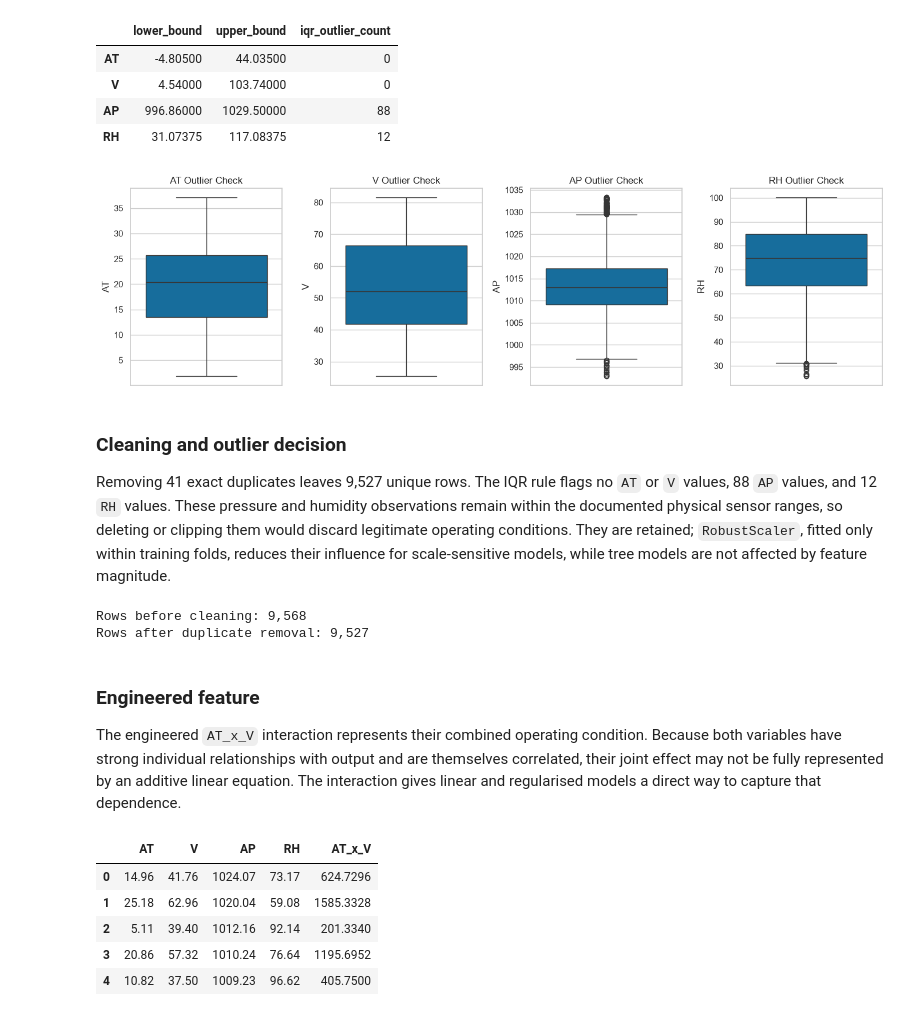
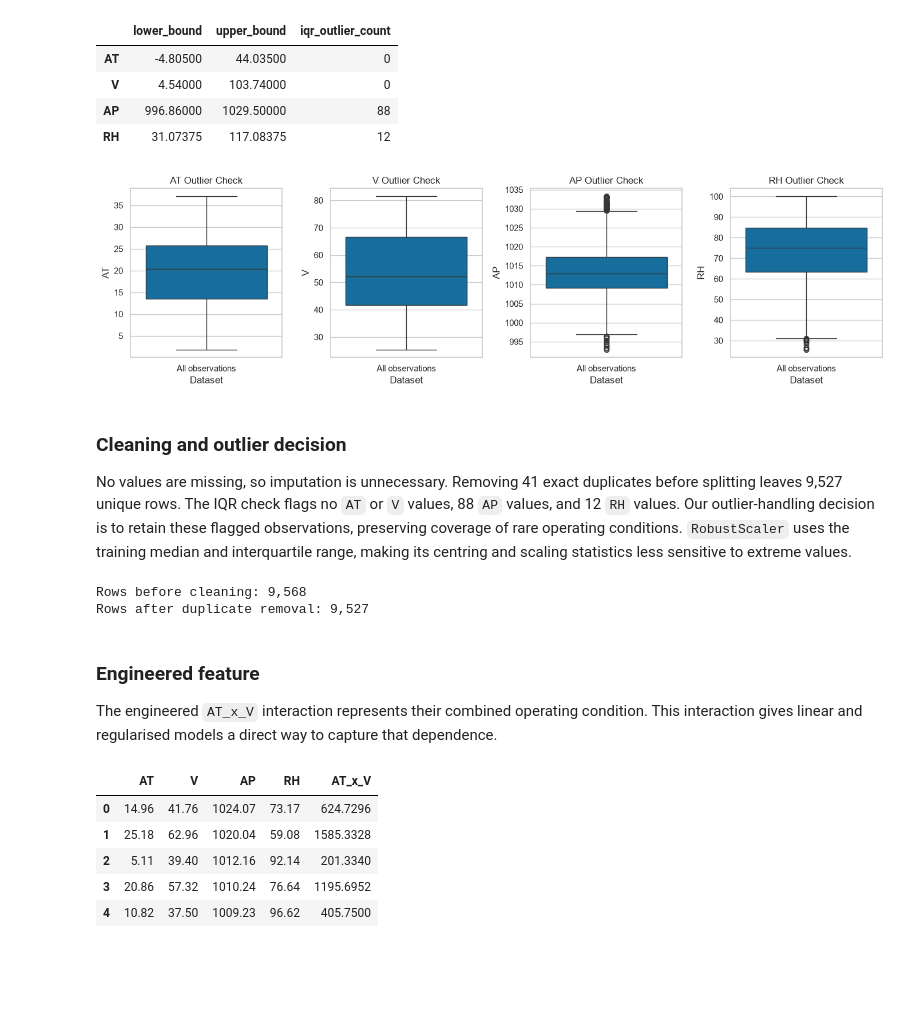
Before and after one commit to arhamgarg/ml-capstone, a Jupyter notebook: notebooks/regression.ipynb, the cells around one changed output. Cells and saved outputs as stored; diff of their text form; code cells hidden in the pictures; blank space fills up the shorter version.

```diff
--- a/notebooks/regression.ipynb
+++ b/notebooks/regression.ipynb
@@ -85,7 +85,8 @@ The dataset contains 9,568 observations, four continuous predictors, and one con
 # %%
 fig, axes = plt.subplots(2, 2, figsize=(12, 8))
 for feature, axis in zip(FEATURES, axes.flat):
-    sns.histplot(df[feature], kde=True, ax=axis)
+    sns.histplot(df[feature], kde=True, label="Observations", line_kws={"label": "KDE"}, ax=axis)
     axis.set(title=f"Distribution of {feature}", xlabel=feature, ylabel="Count")
+    axis.legend()
 plt.tight_layout()
 # %% [output]
@@ -153,15 +158,16 @@ display(outlier_summary)
 # %%
 fig, axes = plt.subplots(1, 4, figsize=(14, 4))
 for feature, axis in zip(FEATURES, axes):
     sns.boxplot(y=df[feature], ax=axis)
-    axis.set(title=f"{feature} Outlier Check", xlabel="", ylabel=feature)
+    axis.set(title=f"{feature} Outlier Check", xlabel="Dataset", ylabel=feature)
+    axis.set_xticks([0], ["All observations"])
 plt.tight_layout()
 # %% [output]
-[figure, old version]
+[figure, new version]
 # %% [markdown]
 ### Cleaning and outlier decision
 
-Removing 41 exact duplicates leaves 9,527 unique rows. The IQR rule flags no `AT` or `V` values, 88 `AP` values, and 12 `RH` values. These pressure and humidity observations remain within the documented physical sensor ranges, so deleting or clipping them would discard legitimate operating conditions. They are retained; `RobustScaler`, fitted only within training folds, reduces their influence for scale-sensitive models, while tree models are not affected by feature magnitude.
+No values are missing, so imputation is unnecessary. Removing 41 exact duplicates before splitting leaves 9,527 unique rows. The IQR check flags no `AT` or `V` values, 88 `AP` values, and 12 `RH` values. Our outlier-handling decision is to retain these flagged observations, preserving coverage of rare operating conditions. `RobustScaler` uses the training median and interquartile range, making its centring and scaling statistics less sensitive to extreme values.
 # %%
 clean_df = df.drop_duplicates().reset_index(drop=True)
 assert clean_df.isna().sum().sum() == 0
@@ -173,7 +179,7 @@ Rows after duplicate removal: 9,527
 # %% [markdown]
 ### Engineered feature
 
-The engineered `AT_x_V` interaction represents their combined operating condition. Because both variables have strong individual relationships with output and are themselves correlated, their joint effect may not be fully represented by an additive linear equation. The interaction gives linear and regularised models a direct way to capture that dependence.
+The engineered `AT_x_V` interaction represents their combined operating condition. This interaction gives linear and regularised models a direct way to capture that dependence.
 # %%
 clean_df["AT_x_V"] = clean_df["AT"] * clean_df["V"]
 MODEL_FEATURES = FEATURES + ["AT_x_V"]
```
Also changed, not shown: parts of 18 cells of this notebook.
